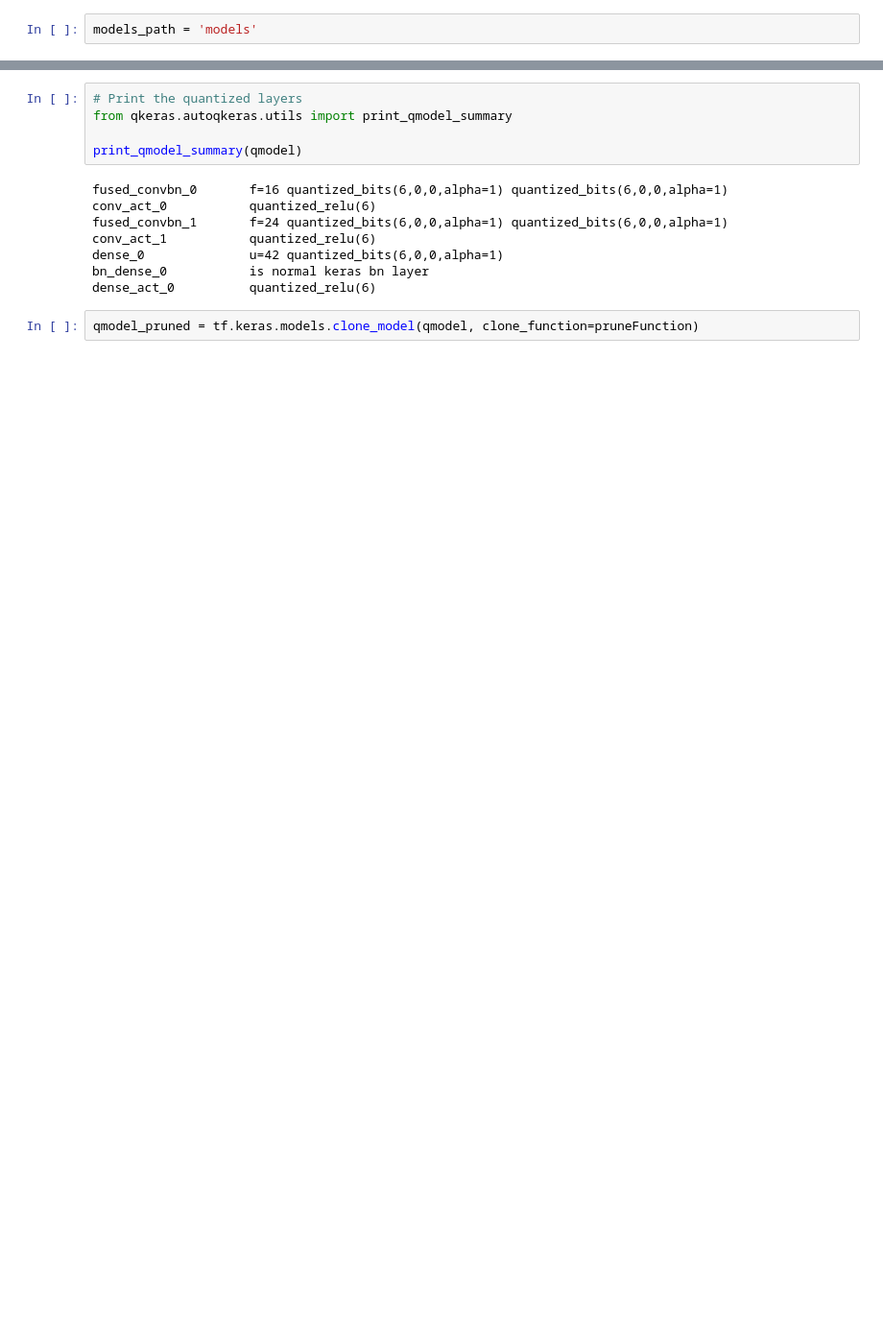
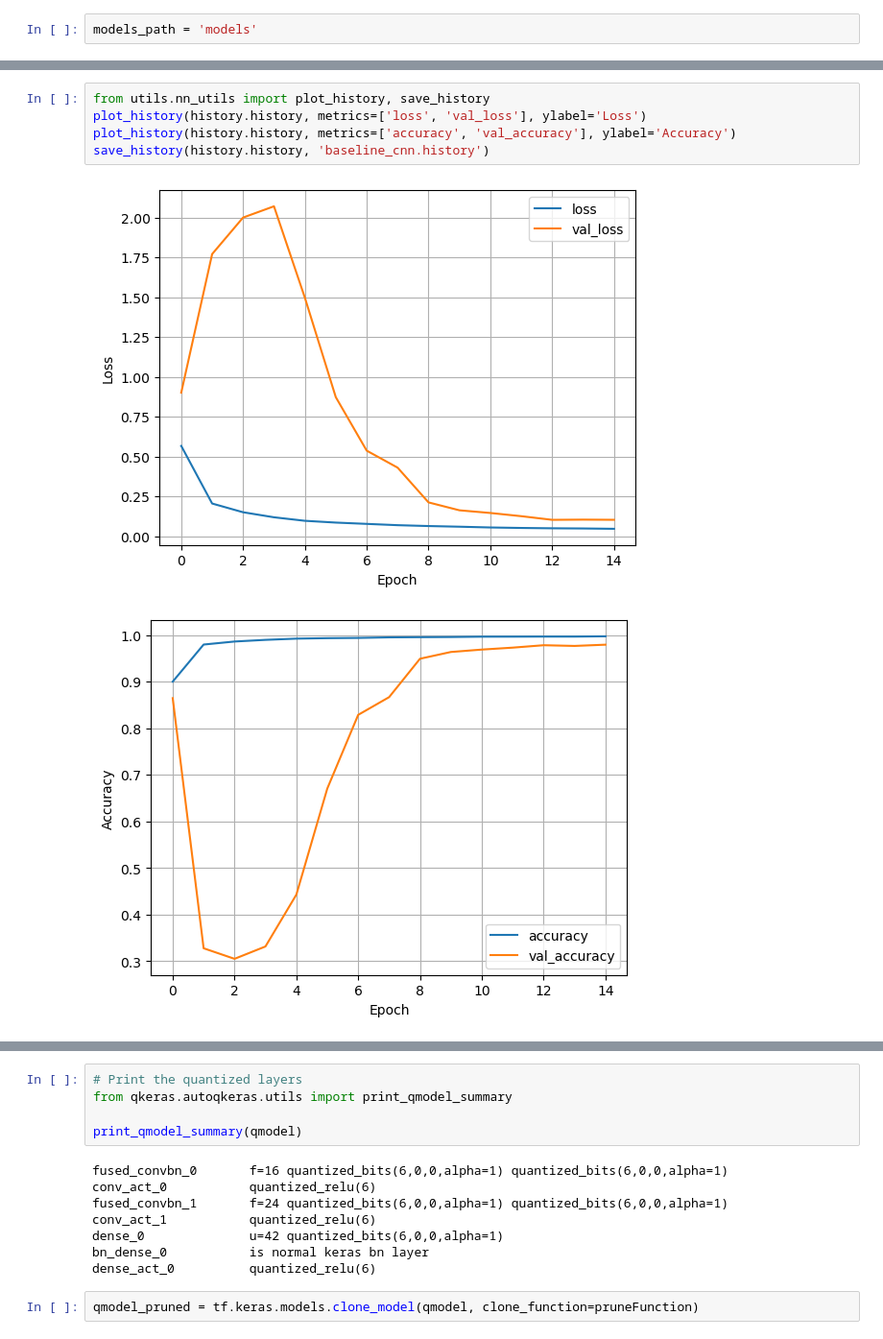
Before and after one commit to theodorostaloumtzis/AI_ON_FPGA, a Jupyter notebook: cnn_quantization_prunning.ipynb, the cells around one changed output, grey strips where cells are left out. Shown at 96% size. Saved outputs shown, nothing was run; the diff lists cells and outputs as text; blank space fills up the shorter version.

```diff
--- a/cnn_quantization_prunning.ipynb
+++ b/cnn_quantization_prunning.ipynb
@@ -275,3 +284,11 @@ It took 0.43190630674362185 minutes to train Keras model
+# %%
+from utils.nn_utils import plot_history, save_history
+plot_history(history.history, metrics=['loss', 'val_loss'], ylabel='Loss')
+plot_history(history.history, metrics=['accuracy', 'val_accuracy'], ylabel='Accuracy')
+save_history(history.history, 'baseline_cnn.history')
+# %% [output]
+[figure, added]
+[figure, added]
 # %%
 from qkeras import QActivation
 from qkeras import QDense, QConv2DBatchnorm
```
Also changed, not shown: parts of 28 cells of this notebook, 9 other files.
